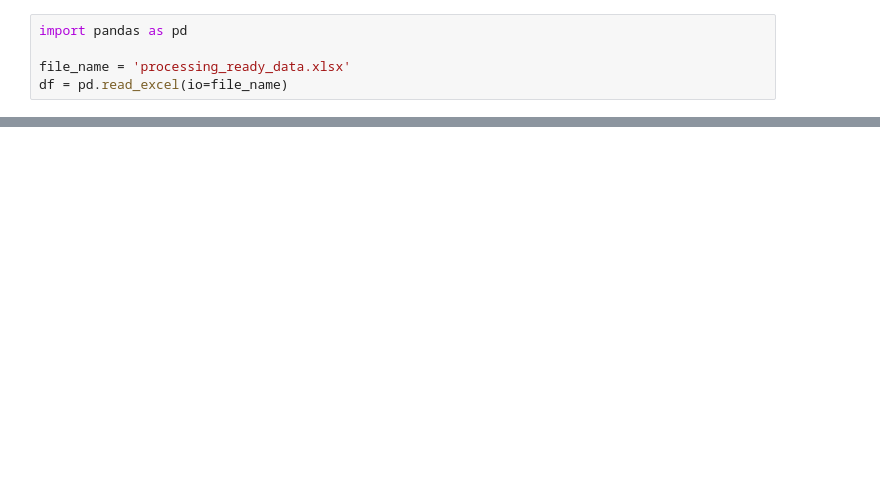
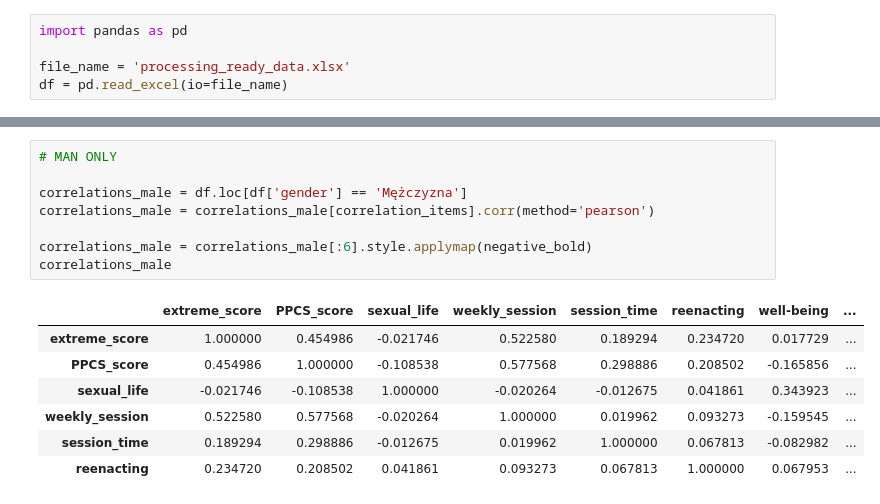
Before and after one commit to KsaweryKapela/Master-s_Study_Analysis, a Jupyter notebook: statistics.ipynb, the cells around one changed output, grey strips where cells are left out. Drawn from its saved outputs; the diff is of its cells as text; blank space fills up the shorter version.

```diff
--- a/statistics.ipynb
+++ b/statistics.ipynb
@@ -36,0 +40,16 @@ correlations_df
+# %%
+# MAN ONLY
+
+correlations_male = df.loc[df['gender'] == 'Mężczyzna']
+correlations_male = correlations_male[correlation_items].corr(method='pearson')
+
+correlations_male = correlations_male[:6].style.applymap(negative_bold)
+correlations_male
+# %% [output]
+|  | extreme_score | PPCS_score | sexual_life | weekly_session | session_time | reenacting | well-being | ... |
+| extreme_score | 1.000000 | 0.454986 | -0.021746 | 0.522580 | 0.189294 | 0.234720 | 0.017729 | ... |
+| PPCS_score | 0.454986 | 1.000000 | -0.108538 | 0.577568 | 0.298886 | 0.208502 | -0.165856 | ... |
+| sexual_life | -0.021746 | -0.108538 | 1.000000 | -0.020264 | -0.012675 | 0.041861 | 0.343923 | ... |
+| weekly_session | 0.522580 | 0.577568 | -0.020264 | 1.000000 | 0.019962 | 0.093273 | -0.159545 | ... |
+| session_time | 0.189294 | 0.298886 | -0.012675 | 0.019962 | 1.000000 | 0.067813 | -0.082982 | ... |
+| reenacting | 0.234720 | 0.208502 | 0.041861 | 0.093273 | 0.067813 | 1.000000 | 0.067953 | ... |
```
Also changed, not shown: parts of 9 cells of this notebook.
